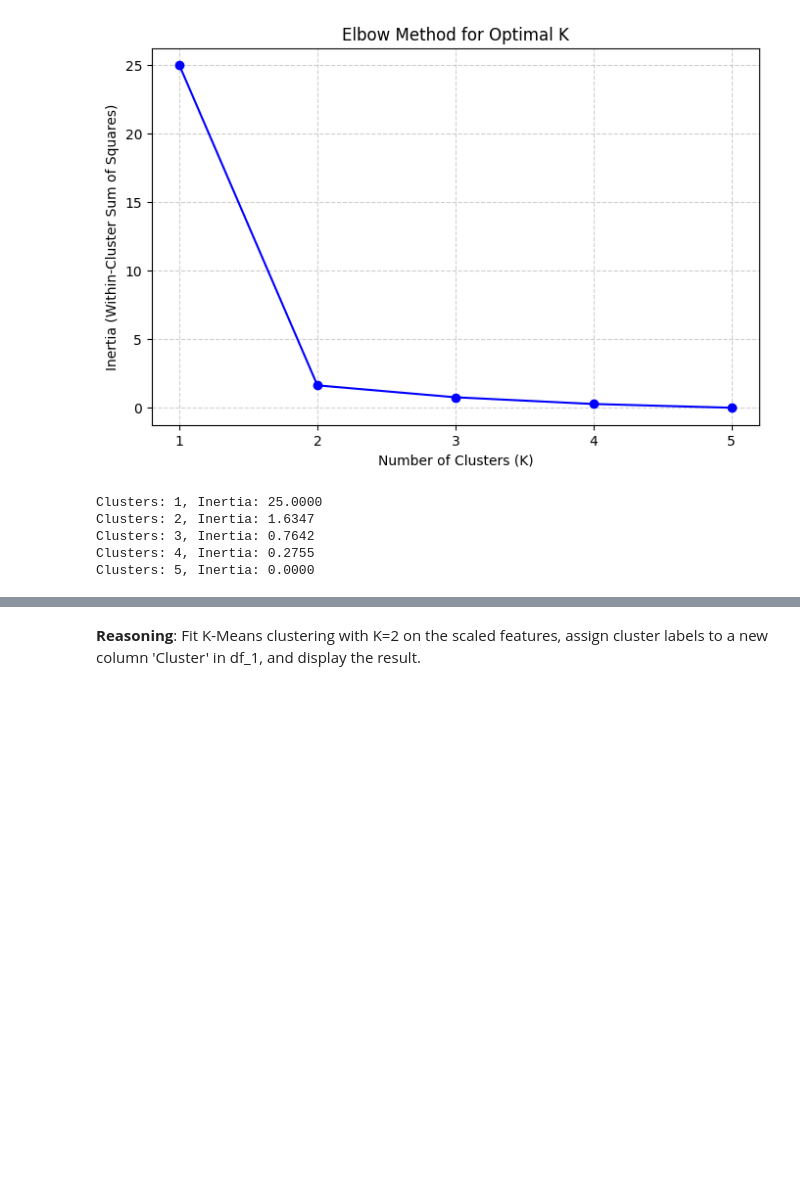
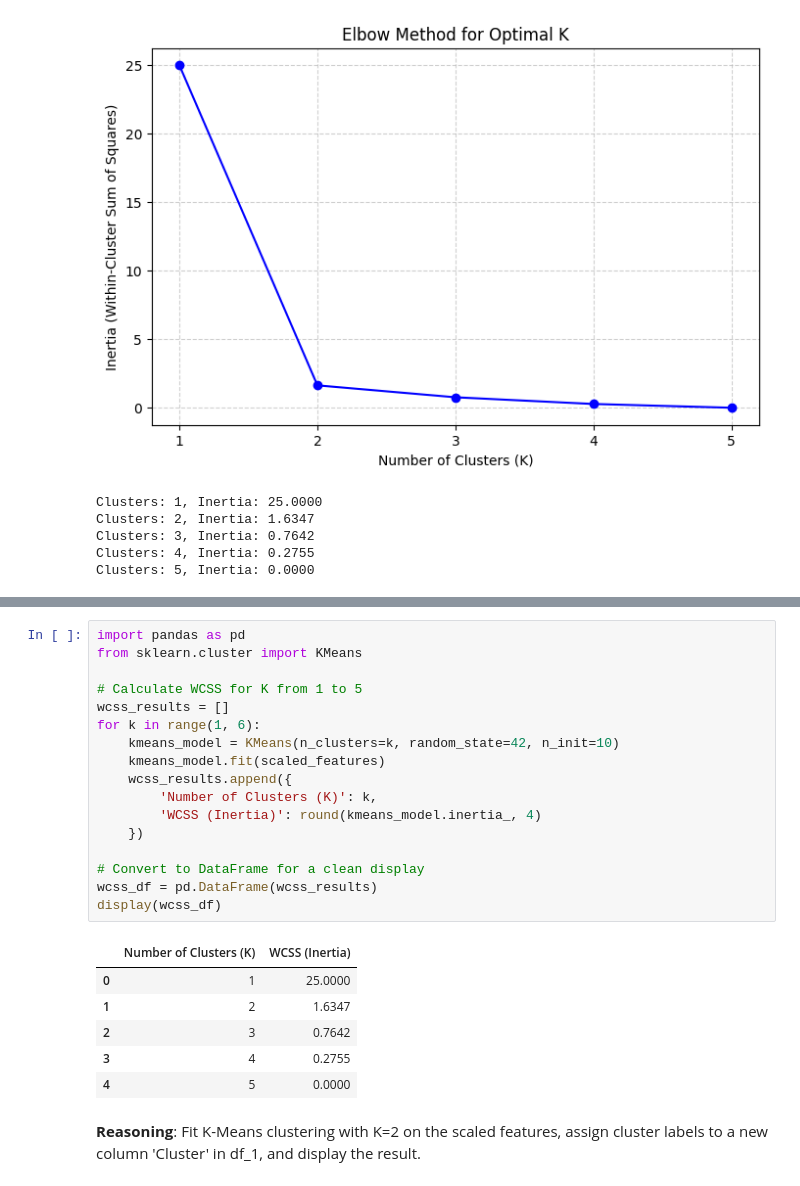
Before and after one commit to atman500/atman500, a Jupyter notebook: K_mean_Clustring_model.ipynb, the cells around one changed output, grey strips where cells are left out. Drawn from its saved outputs; the diff is of its cells as text; blank space fills up the shorter version.

```diff
--- a/K_mean_Clustring_model.ipynb
+++ b/K_mean_Clustring_model.ipynb
@@ -113,3 +124,27 @@ Clusters: 5, Inertia: 0.0000
+# %%
+import pandas as pd
+from sklearn.cluster import KMeans
+
+# Calculate WCSS for K from 1 to 5
+wcss_results = []
+for k in range(1, 6):
+    kmeans_model = KMeans(n_clusters=k, random_state=42, n_init=10)
+    kmeans_model.fit(scaled_features)
+    wcss_results.append({
+        'Number of Clusters (K)': k,
+        'WCSS (Inertia)': round(kmeans_model.inertia_, 4)
+    })
+
+# Convert to DataFrame for a clean display
+wcss_df = pd.DataFrame(wcss_results)
+display(wcss_df)
+# %% [output]
+|  | Number of Clusters (K) | WCSS (Inertia) |
+| 0 | 1 | 25.0000 |
+| 1 | 2 | 1.6347 |
+| 2 | 3 | 0.7642 |
+| 3 | 4 | 0.2755 |
+| 4 | 5 | 0.0000 |
 # %% [markdown]
 **Reasoning**:
 Fit K-Means clustering with K=2 on the scaled features, assign cluster labels to a new column 'Cluster' in df_1, and display the result.
```
Also changed, not shown: parts of 3 cells of this notebook.
